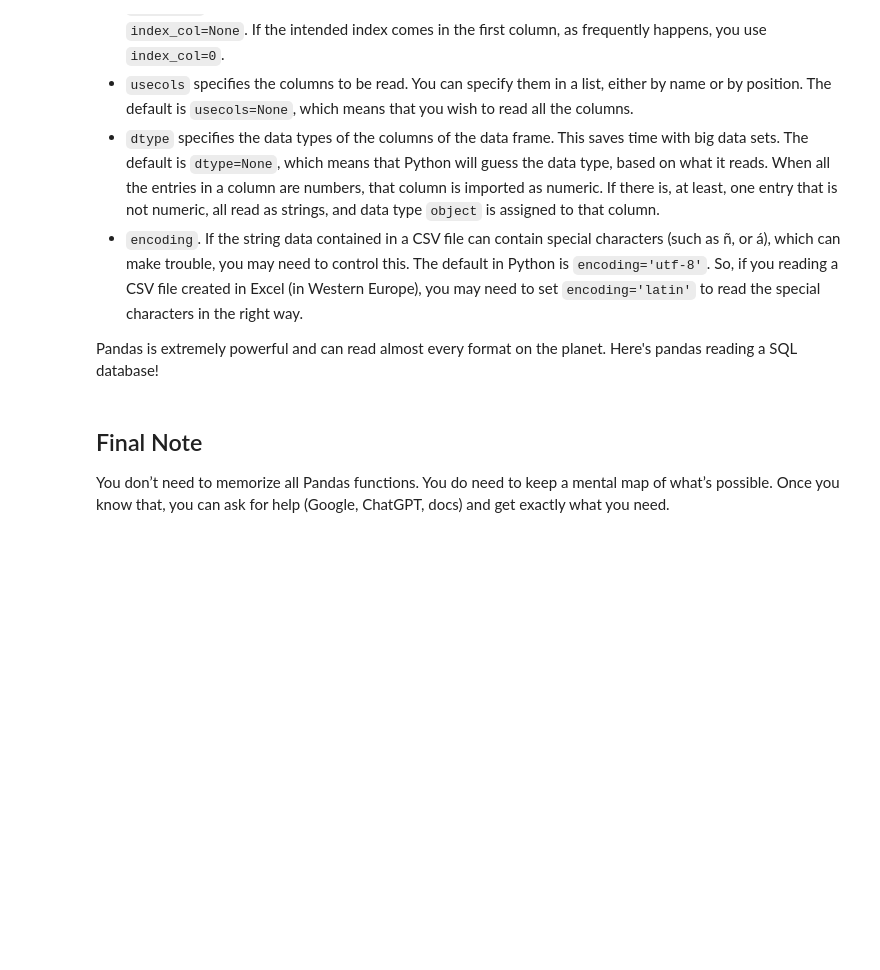
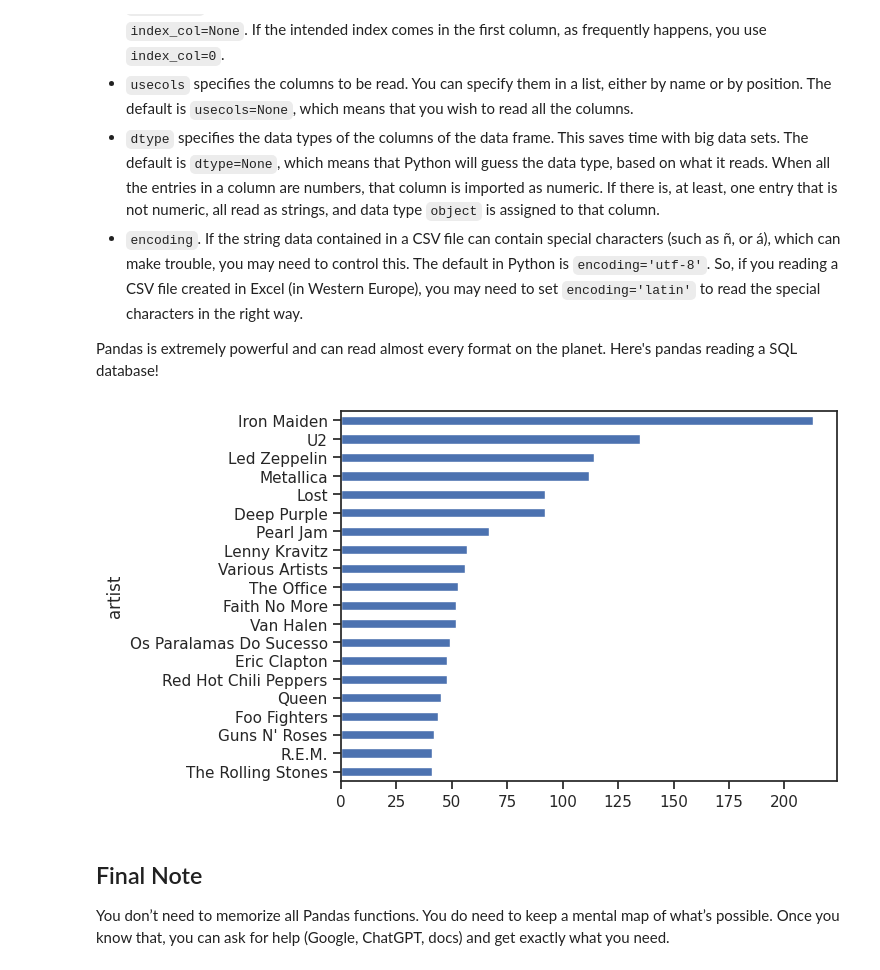
Before and after one commit to ciri/iese-dsfb, a Jupyter notebook: notebooks/200-Pandas.ipynb, the cells around one changed output. Drawn from its saved outputs; the diff is of its cells as text; code cells hidden in the pictures; blank space fills up the shorter version.

```diff
--- a/notebooks/200-Pandas.ipynb
+++ b/notebooks/200-Pandas.ipynb
@@ -439,21 +465,30 @@ Pandas is extremely powerful and can read almost every format on the planet. Her
 # %%
 import sqlite3
 import pandas as pd
 
 q = """
     SELECT
         Artist.Name AS artist,
         Track.Name  AS track
     FROM Artist
     JOIN Album  ON Artist.ArtistId = Album.ArtistId
     JOIN Track  ON Album.AlbumId  = Track.AlbumId
     ORDER BY Artist.Name;
 """
 
-with sqlite3.connect("https://raw.githubusercontent.com/ciri/iese-dsfb/main/resources/db/chinook.sqlite") as con:
-    df = pd.read_sql(q, con)
-
-df['artist'].value_counts()[:20][::-1].plot.barh();
+try:
+    import urllib.request, tempfile, os
+    url = "https://raw.githubusercontent.com/ciri/iese-dsfb/main/resources/db/chinook.sqlite"
+    tmp = tempfile.NamedTemporaryFile(suffix='.sqlite', delete=False)
+    urllib.request.urlretrieve(url, tmp.name)
+    with sqlite3.connect(tmp.name) as con:
+        df_music = pd.read_sql(q, con)
+    os.unlink(tmp.name)
+    df_music['artist'].value_counts()[:20][::-1].plot.barh()
+except Exception as e:
+    print(f"SQLite demo skipped: {e}")
+# %% [output]
+[figure, added]
 # %% [markdown]
 ## Final Note
 
```
Also changed, not shown: parts of 22 cells of this notebook.
